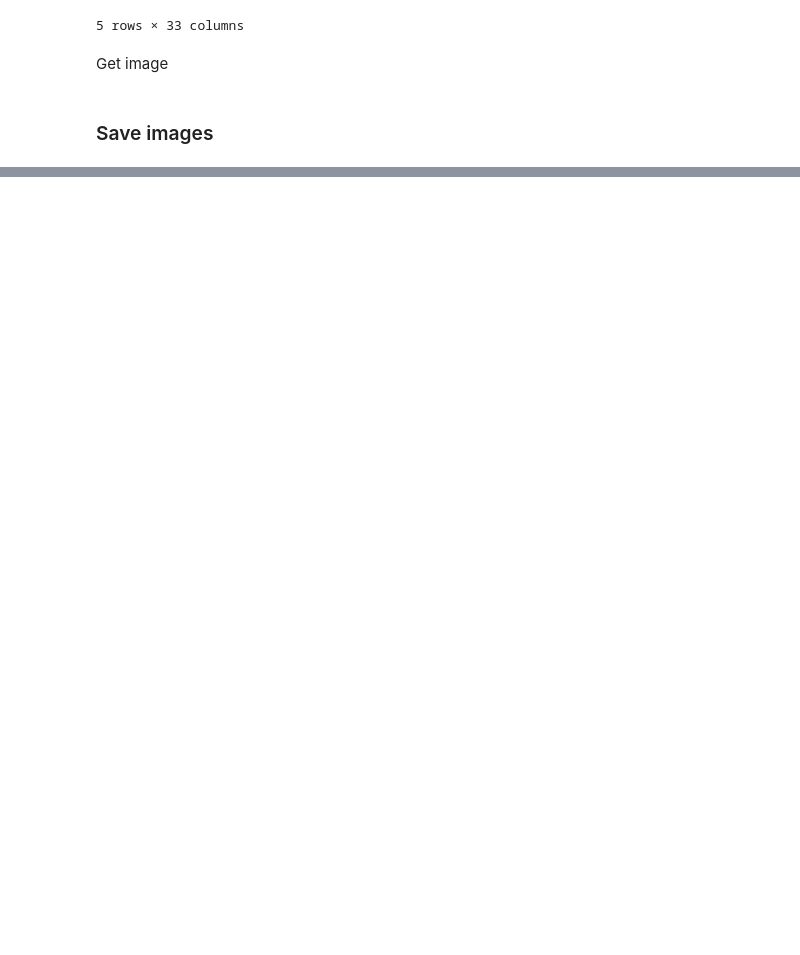
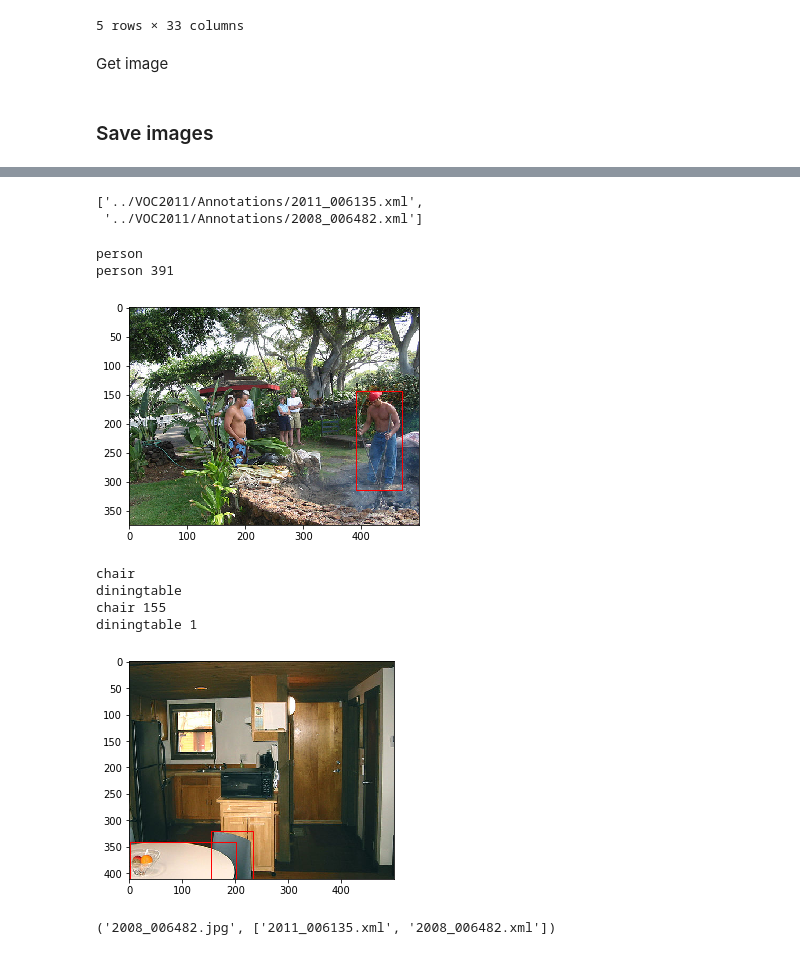
Before and after one commit to dkadish/ArtNet, a Jupyter notebook: ArtNet.ipynb, the cells around one changed output, grey strips where cells are left out. Drawn from its saved outputs; the diff is of its cells as text; code cells hidden in the pictures; blank space fills up the shorter version.

Commit message:
added functionalities to analyze the images

```diff
--- a/ArtNet.ipynb
+++ b/ArtNet.ipynb
@@ -166,0 +296,57 @@ for i in range(len(df_sampled.id)):
+# %%
+xml_files = glob.glob( '../VOC2011/Annotations/*.xml')
+# %%
+xml_files[:2]
+# %% [output]
+['../VOC2011/Annotations/2011_006135.xml',
+ '../VOC2011/Annotations/2008_006482.xml']
+# %%
+label=[]
+skipped_boxes = 0
+skipped_files = 0
+saved_boxes = 0
+saved_files = 0
+for file_index, one_file in enumerate(xml_files[:2]):
+    label.append(one_file.split('/')[-1])
+    file_name = one_file.split('/')[-1].split('.')[0] + '.jpg'
+    bboxes = ProcessXMLAnnotation(one_file)
+    assert bboxes is not None, 'No bounding boxes found in ' + one_file
+
+    im = np.array(Image.open('../VOC2011/JPEGImages/'+file_name), dtype=np.uint8)
+    #print(im)
+    # Create figure and axes
+    fig,ax = plt.subplots(1)
+
+    # Display the image
+    ax.imshow(im)
+
+    for bbox in bboxes:
+
+        # Guard against improperly specified boxes.
+        if (bbox.xmin_scaled >= bbox.xmax_scaled or
+          bbox.ymin_scaled >= bbox.ymax_scaled):
+            print(here)
+            skipped_boxes += 1
+            continue
+        print(bbox.label, bbox.xmin)
+        found_box = False
+
+        # Create a Rectangle patch
+        rect = patches.Rectangle((bbox.xmin,bbox.ymin),bbox.xmax-bbox.xmin,
+                                 bbox.ymax-bbox.ymin,
+                                 linewidth=1,edgecolor='r',facecolor='none')
+
+        # Add the patch to the Axes
+        ax.add_patch(rect)
+    plt.show()
+file_name, label
+# %% [output]
+person
+person 391
+[figure, added]
+chair
+diningtable
+chair 155
+diningtable 1
+[figure, added]
+('2008_006482.jpg', ['2011_006135.xml', '2008_006482.xml'])
```
Also changed, not shown: parts of 10 cells of this notebook.
